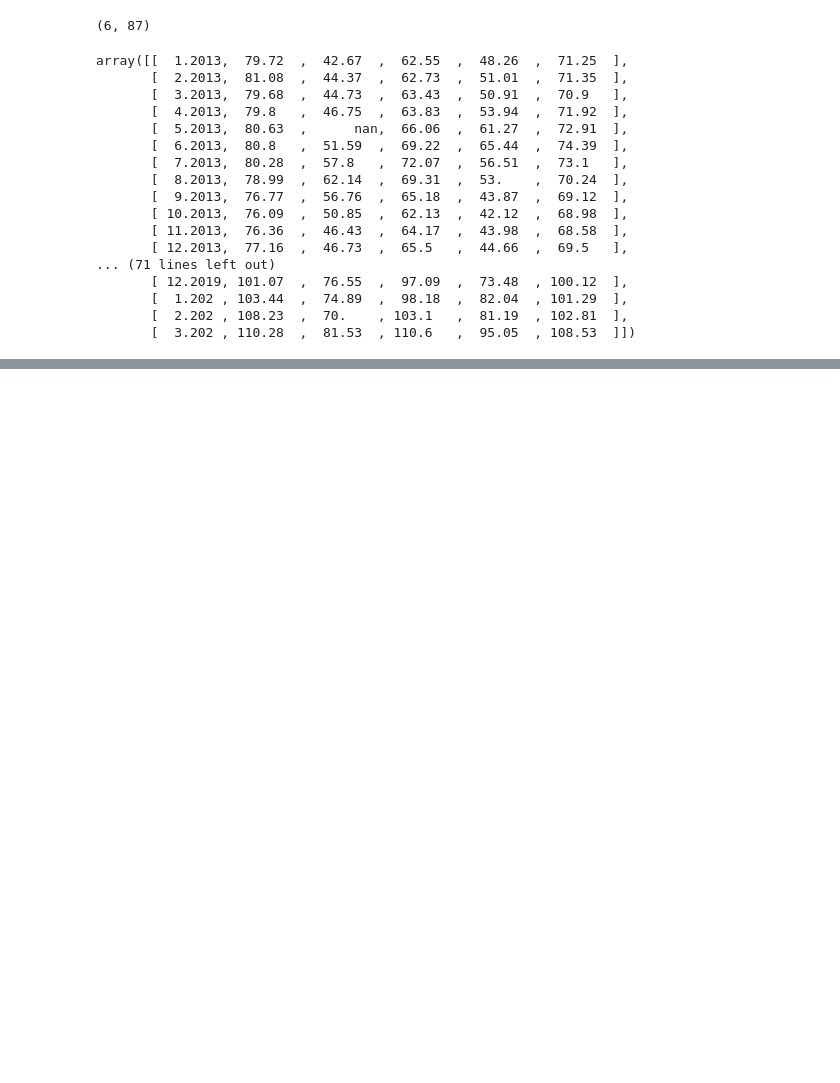
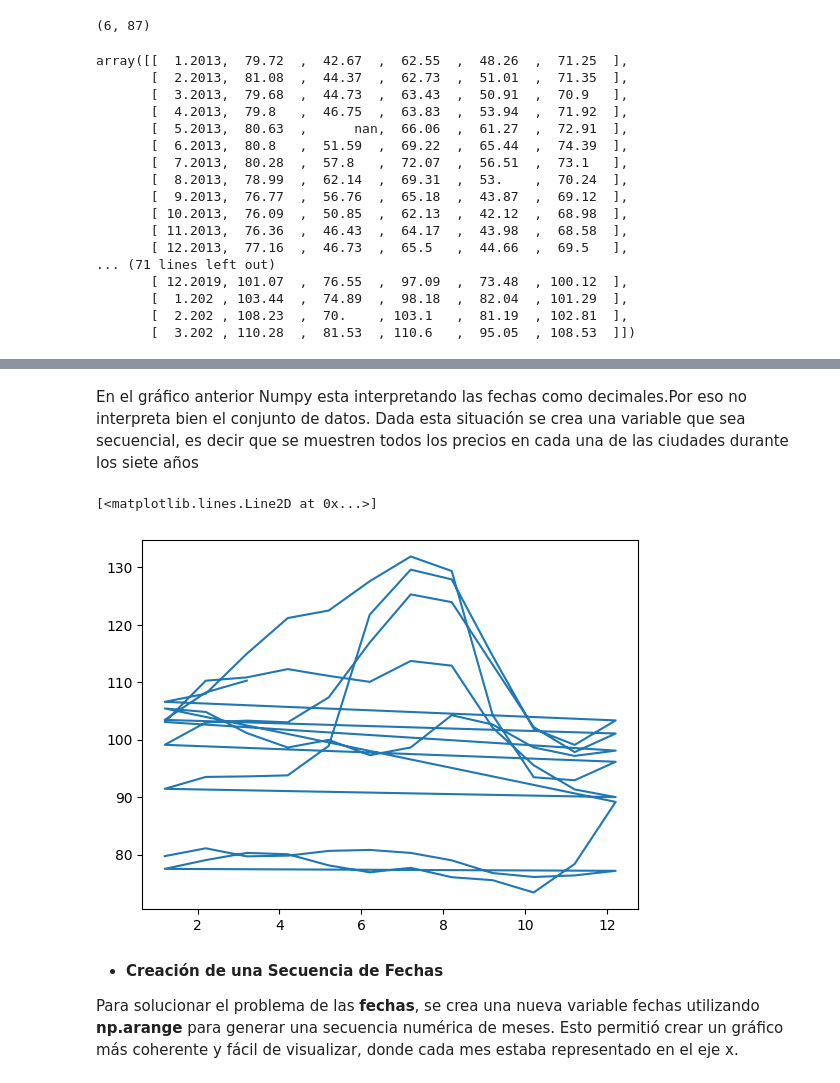
Before and after one commit to VivianQui/NumPy, a Jupyter notebook: numpy.ipynb, the cells around one changed output, grey strips where cells are left out. Saved outputs shown, nothing was run; the diff lists cells and outputs as text; code cells hidden in the pictures; blank space fills up the shorter version.

```diff
--- a/numpy.ipynb
+++ b/numpy.ipynb
@@ -57,0 +117,14 @@ datos_transpuestos = datos.T
+# %% [markdown]
+En el gráfico anterior Numpy esta interpretando las fechas como decimales.Por eso no interpreta bien el conjunto de datos. Dada esta situación se crea una variable que sea secuencial, es decir que se muestren todos los precios en cada una de las ciudades durante los siete años
+# %%
+plt.plot(fechas,precios[:,0])
+# %% [output]
+[<matplotlib.lines.Line2D at 0x...>]
+[figure, added]
+# %% [markdown]
+
+
+*  **Creación de una Secuencia de Fechas**
+
+Para solucionar el problema de las **fechas**, se crea una nueva variable fechas utilizando **np.arange** para generar una secuencia numérica de meses.
+Esto permitió crear un gráfico más coherente y fácil de visualizar, donde cada mes estaba representado en el eje x.
```
Also changed, not shown: parts of 19 cells of this notebook.
